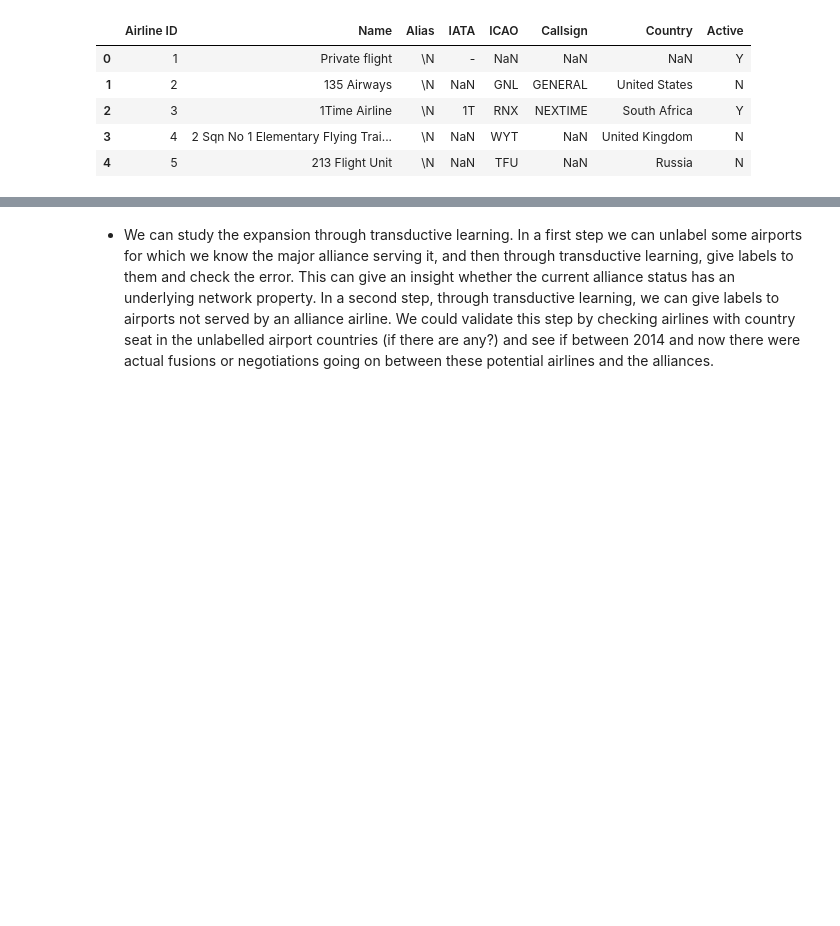
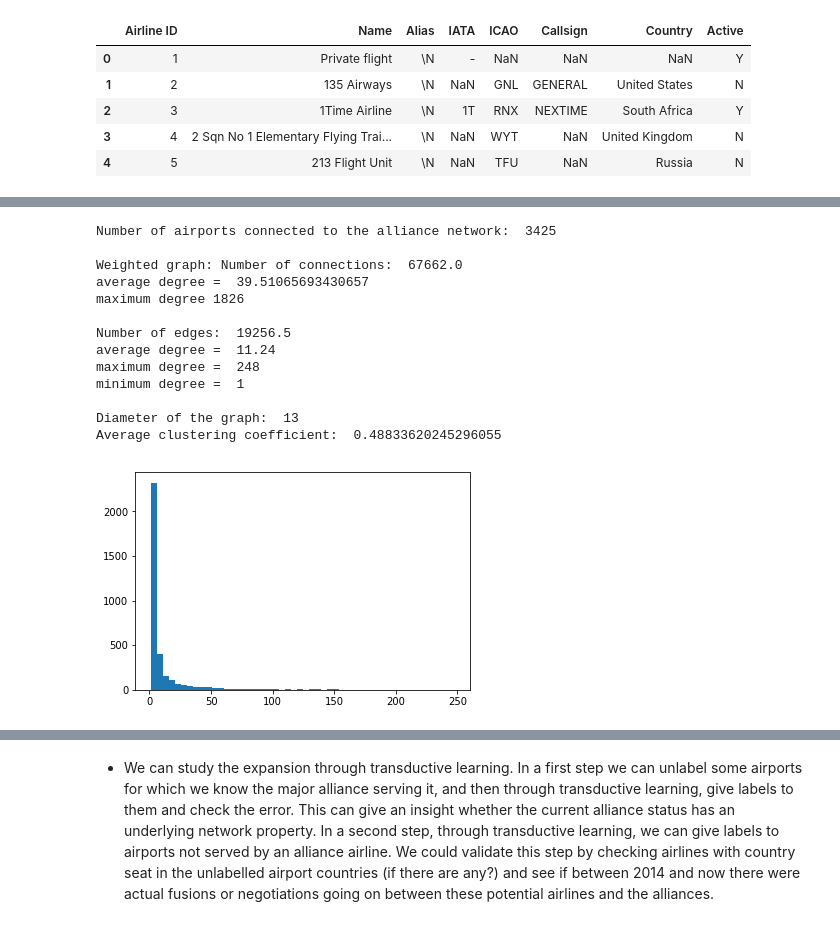
Before and after one commit to nicolasFontbonne/Project_ntds, a Jupyter notebook: main_analysis.ipynb, the cells around one changed output, grey strips where cells are left out. Saved outputs shown, nothing was run; the diff lists cells and outputs as text; code cells hidden in the pictures; blank space fills up the shorter version.

```diff
--- a/main_analysis.ipynb
+++ b/main_analysis.ipynb
@@ -73,0 +192,55 @@ alliances.head()
+# %%
+def network_analysis(A):
+    '''Function that returns several graph properties: average degree, maximum degree,
+    number of nodes, diameter of the graph and average clustering
+    coefficient of the largest connected component.
+    A histogram of the degree distribution is also plotted.
+    The analysis is done on the weighted and unweighted adjacency matrix.
+    '''
+    # create an unweighted adjacency matrix
+    A_nonw = unweighted_A(A)
+
+    # truncate the adjacency matrix to retain only nodes that have a connection
+    A_trunc = A_nonw[~np.all(A_nonw == 0, axis=1)]
+    A_alce = A_trunc[:, ~np.all(A_trunc == 0, axis=0)]
+
+    # create a graph of the largest connected component
+    G = nx.from_numpy_matrix(A_nonw)
+    G_largest = max(nx.connected_component_subgraphs(G), key=len)
+
+    # weighted graph properties
+    nodes = A_alce.shape[0]
+    print('\nNumber of airports connected to the alliance network: ', nodes)
+    degree_w = np.sum(A, axis = 0)
+    print('\nWeighted graph: Number of connections: ', np.sum(A)/2, '\naverage degree = ', np.sum(degree_w)/nodes, '\nmaximum degree', max(degree_w))
+
+    # unweighted graph properties
+    degree = np.sum(A_nonw, axis=0)
+    print('\nNumber of edges: ', np.sum(A_nonw)/2, '\naverage degree = ', round(np.average(degree),2), '\nmaximum degree = ', max(degree), '\nminimum degree = ', min(degree))
+
+    # diameter and cluster coefficient
+    print('\nDiameter of the graph: ', nx.diameter(G_largest), '\nAverage clustering coefficient: ', nx.average_clustering(G_largest))
+
+    # plot the degree distribution (unweighted graph)
+    plt.hist(degree, bins = 50);
+
+    return
+# %%
+# Analysis on the normal adjacency matrix (as in Milestone 1)
+adjacency_normal =  np.sum(adjacency, axis=2)
+network_analysis(adjacency_normal)
+# %% [output]
+Number of airports connected to the alliance network:  3425
+
+Weighted graph: Number of connections:  67662.0
+average degree =  39.51065693430657
+maximum degree 1826
+
+Number of edges:  19256.5
+average degree =  11.24
+maximum degree =  248
+minimum degree =  1
+
+Diameter of the graph:  13
+Average clustering coefficient:  0.48833620245296055
+[figure, added]
```
Also changed, not shown: parts of 39 cells of this notebook, 1 other file.
